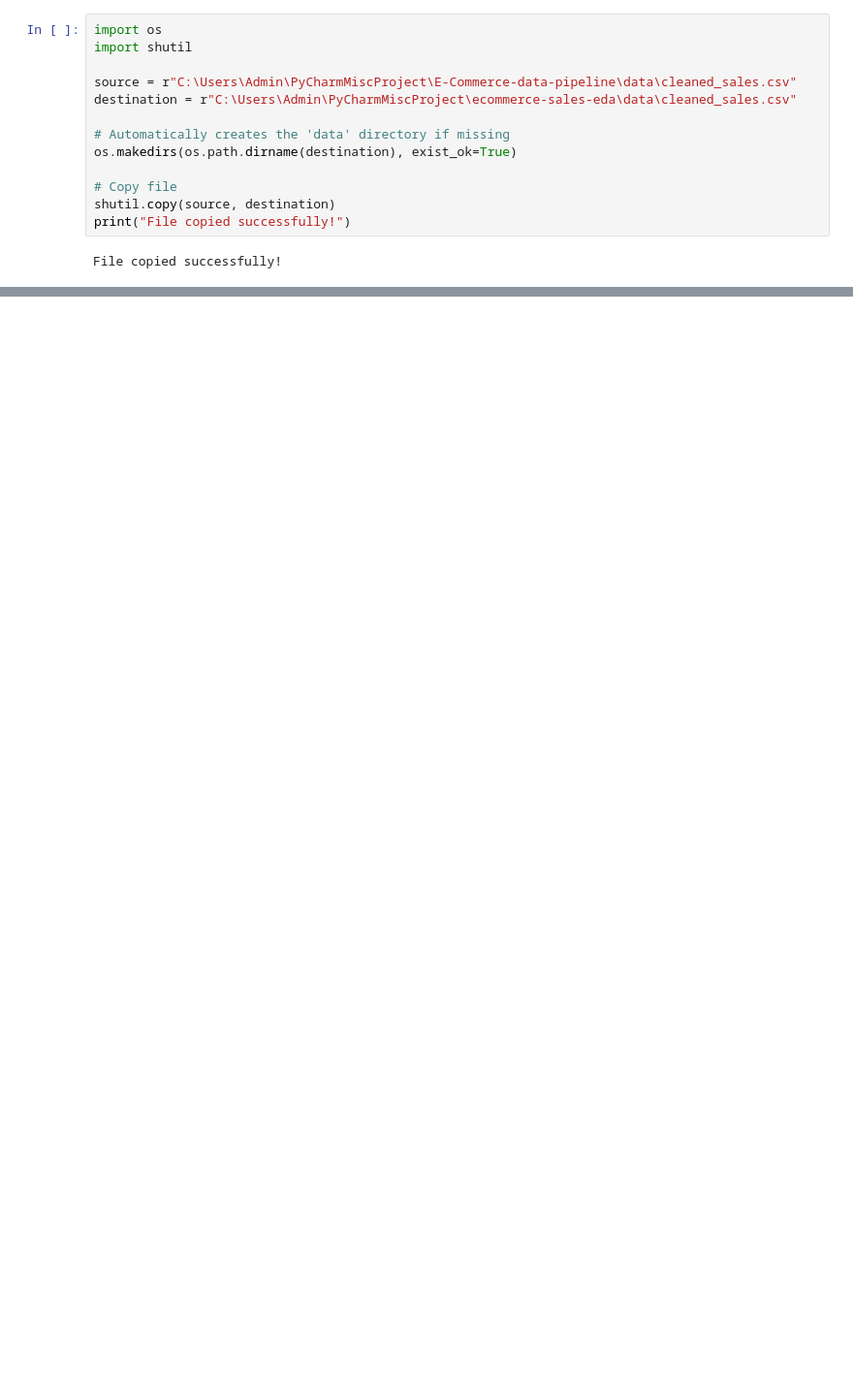
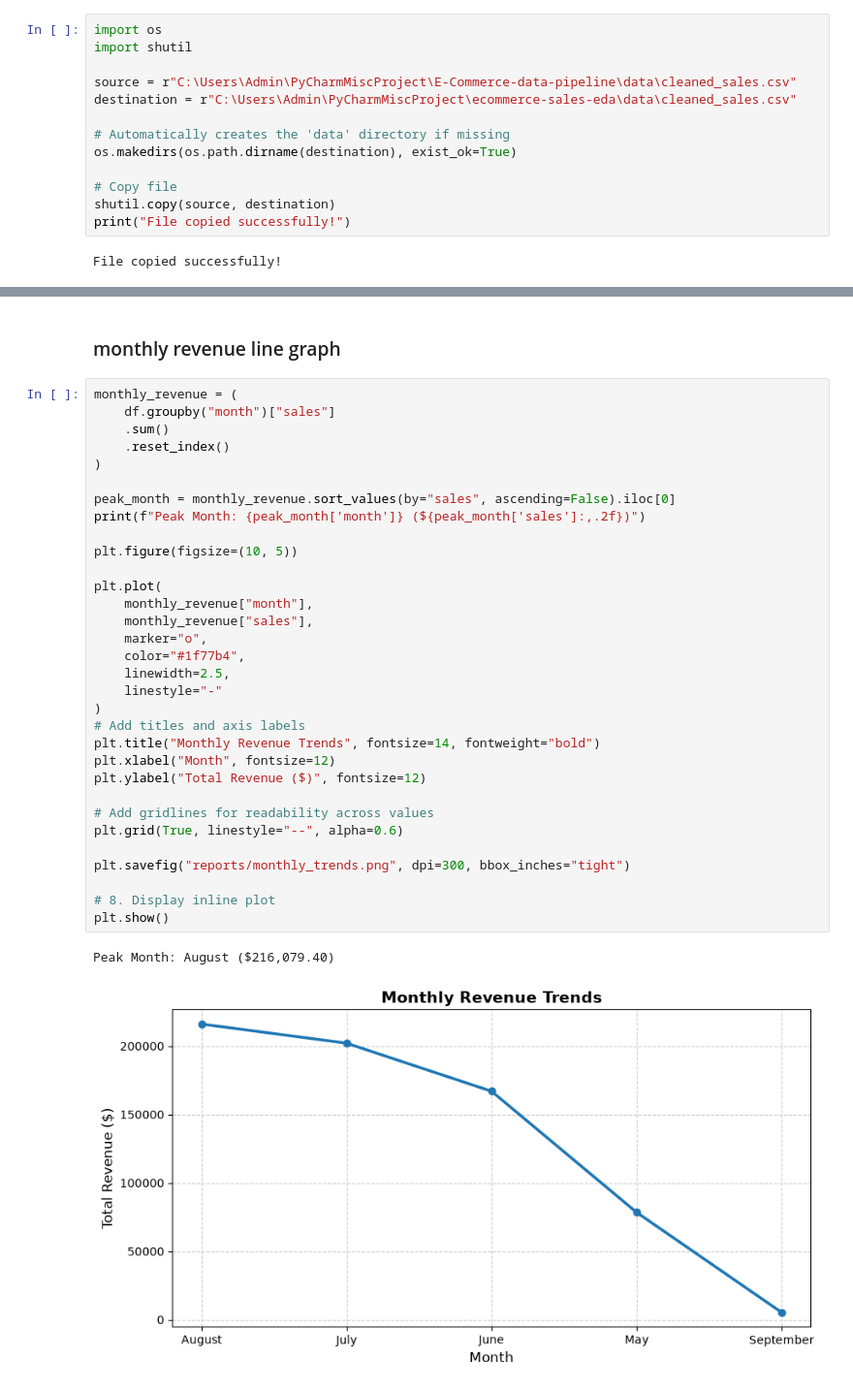
Before and after one commit to Ibrahim-katama/ecommerce-sales-eda, a Jupyter notebook: sales-analysis.ipynb, the cells around one changed output, grey strips where cells are left out. Shown at 97% size. Saved outputs shown, nothing was run; the diff lists cells and outputs as text; blank space fills up the shorter version.

```diff
--- a/sales-analysis.ipynb
+++ b/sales-analysis.ipynb
@@ -59,0 +77,37 @@ memory usage: 41.5 KB
+# %% [markdown]
+### monthly revenue line graph
+# %%
+monthly_revenue = (
+    df.groupby("month")["sales"]
+    .sum()
+    .reset_index()
+)
+
+peak_month = monthly_revenue.sort_values(by="sales", ascending=False).iloc[0]
+print(f"Peak Month: {peak_month['month']} (${peak_month['sales']:,.2f})")
+
+plt.figure(figsize=(10, 5))
+
+plt.plot(
+    monthly_revenue["month"],
+    monthly_revenue["sales"],
+    marker="o",
+    color="#1f77b4",
+    linewidth=2.5,
+    linestyle="-"
+)
+# Add titles and axis labels
+plt.title("Monthly Revenue Trends", fontsize=14, fontweight="bold")
+plt.xlabel("Month", fontsize=12)
+plt.ylabel("Total Revenue ($)", fontsize=12)
+
+# Add gridlines for readability across values
+plt.grid(True, linestyle="--", alpha=0.6)
+
+plt.savefig("reports/monthly_trends.png", dpi=300, bbox_inches="tight")
+
+# 8. Display inline plot
+plt.show()
+# %% [output]
+Peak Month: August ($216,079.40)
+[figure, added]
```
Also changed, not shown: parts of 18 cells of this notebook, 5 other files.
